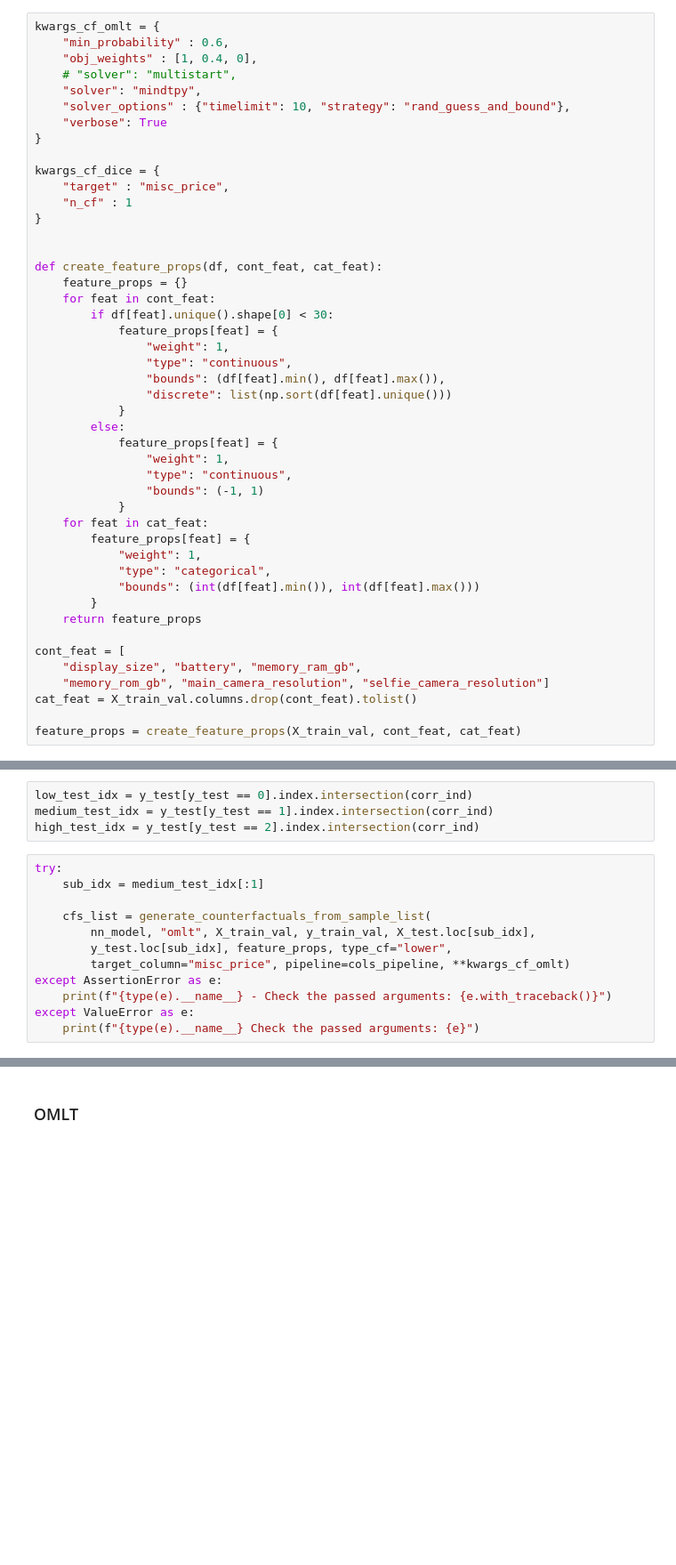
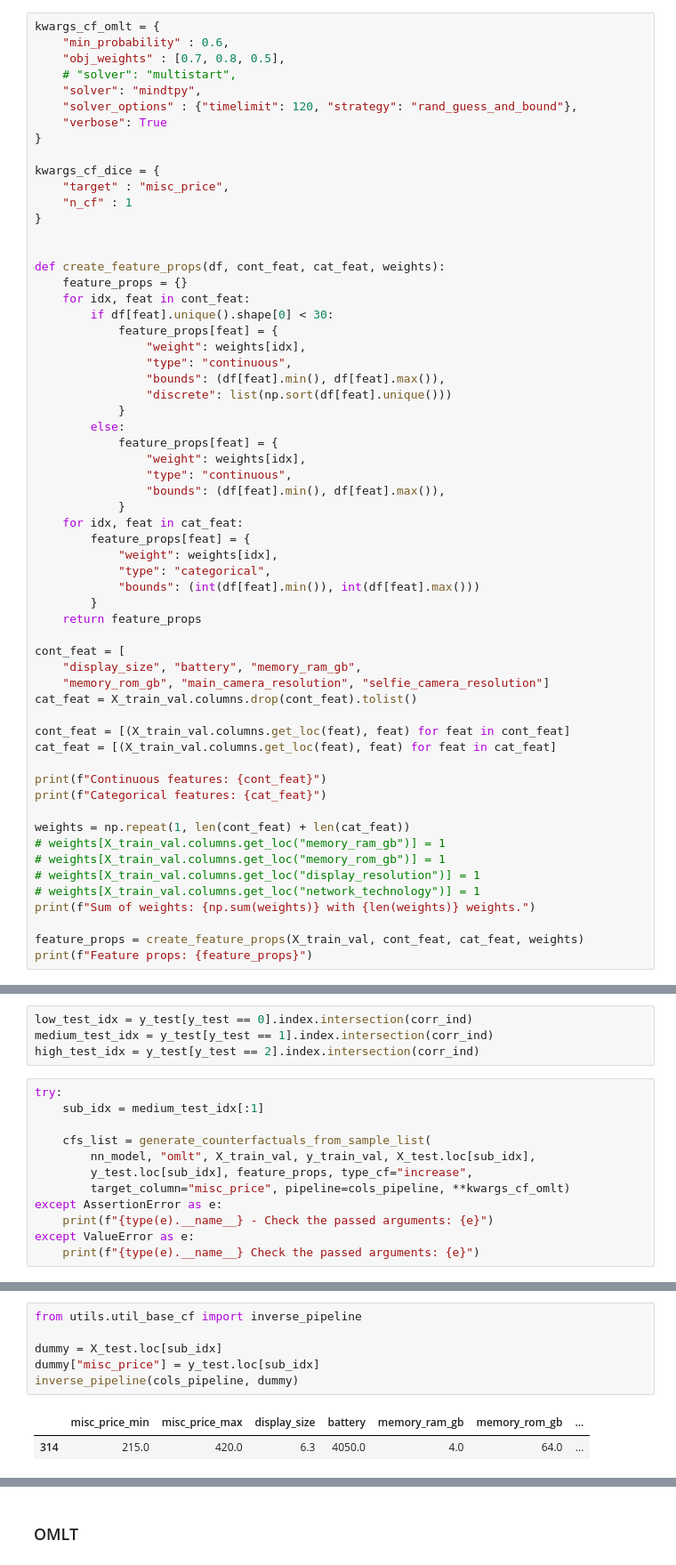
Before and after one commit to Valendrew/counterfactual-explanations, a Jupyter notebook: model_optimization.ipynb, the cells around one changed output, grey strips where cells are left out. Shown: that part at 89% size. Drawn from its saved outputs; the diff is of its cells as text; blank space fills up the shorter version.

```diff
--- a/model_optimization.ipynb
+++ b/model_optimization.ipynb
@@ -568,10 +565,10 @@ The correctly predicted samples are 279/383.
 # %%
 kwargs_cf_omlt = {
     "min_probability" : 0.6,
-    "obj_weights" : [1, 0.4, 0],
+    "obj_weights" : [0.7, 0.8, 0.5],
     # "solver": "multistart",
     "solver": "mindtpy",
-    "solver_options" : {"timelimit": 10, "strategy": "rand_guess_and_bound"},
+    "solver_options" : {"timelimit": 120, "strategy": "rand_guess_and_bound"},
     "verbose": True
 }
 
@@ -581,25 +578,25 @@ kwargs_cf_dice = {
 }
 
 
-def create_feature_props(df, cont_feat, cat_feat):
+def create_feature_props(df, cont_feat, cat_feat, weights):
     feature_props = {}
-    for feat in cont_feat:
+    for idx, feat in cont_feat:
         if df[feat].unique().shape[0] < 30:
             feature_props[feat] = {
-                "weight": 1,
+                "weight": weights[idx],
                 "type": "continuous",
                 "bounds": (df[feat].min(), df[feat].max()),
                 "discrete": list(np.sort(df[feat].unique()))
             }
         else:
             feature_props[feat] = {
-                "weight": 1,
+                "weight": weights[idx],
                 "type": "continuous",
-                "bounds": (-1, 1)
+                "bounds": (df[feat].min(), df[feat].max()),
             }
-    for feat in cat_feat:
+    for idx, feat in cat_feat:
         feature_props[feat] = {
-            "weight": 1,
+            "weight": weights[idx],
             "type": "categorical",
             "bounds": (int(df[feat].min()), int(df[feat].max()))
         }
@@ -610,4 +607,18 @@ cont_feat = [
     "memory_rom_gb", "main_camera_resolution", "selfie_camera_resolution"]
 cat_feat = X_train_val.columns.drop(cont_feat).tolist()
 
-feature_props = create_feature_props(X_train_val, cont_feat, cat_feat)
+cont_feat = [(X_train_val.columns.get_loc(feat), feat) for feat in cont_feat]
+cat_feat = [(X_train_val.columns.get_loc(feat), feat) for feat in cat_feat]
+
+print(f"Continuous features: {cont_feat}")
+print(f"Categorical features: {cat_feat}")
+
+weights = np.repeat(1, len(cont_feat) + len(cat_feat))
+# weights[X_train_val.columns.get_loc("memory_ram_gb")] = 1
+# weights[X_train_val.columns.get_loc("memory_rom_gb")] = 1
+# weights[X_train_val.columns.get_loc("display_resolution")] = 1
+# weights[X_train_val.columns.get_loc("network_technology")] = 1
+print(f"Sum of weights: {np.sum(weights)} with {len(weights)} weights.")
+
+feature_props = create_feature_props(X_train_val, cont_feat, cat_feat, weights)
+print(f"Feature props: {feature_props}")
@@ -744,10 +760,10 @@ try:
 
     cfs_list = generate_counterfactuals_from_sample_list(
         nn_model, "omlt", X_train_val, y_train_val, X_test.loc[sub_idx],
-        y_test.loc[sub_idx], feature_props, type_cf="lower",
+        y_test.loc[sub_idx], feature_props, type_cf="increase",
         target_column="misc_price", pipeline=cols_pipeline, **kwargs_cf_omlt)
 except AssertionError as e:
-    print(f"{type(e).__name__} - Check the passed arguments: {e.with_traceback()}")
+    print(f"{type(e).__name__} - Check the passed arguments: {e}")
 except ValueError as e:
     print(f"{type(e).__name__} Check the passed arguments: {e}")
 # %% [output]
@@ -788,0 +801,9 @@ MindtPy unable to handle MILP main termination condition of unknown. Solver mess
+# %%
+from utils.util_base_cf import inverse_pipeline
+
+dummy = X_test.loc[sub_idx]
+dummy["misc_price"] = y_test.loc[sub_idx]
+inverse_pipeline(cols_pipeline, dummy)
+# %% [output]
+|  | misc_price_min | misc_price_max | display_size | battery | memory_ram_gb | memory_rom_gb | ... |
+| 314 | 215.0 | 420.0 | 6.3 | 4050.0 | 4.0 | 64.0 | ... |
```
Also changed, not shown: parts of 15 cells of this notebook, 5 other files.
